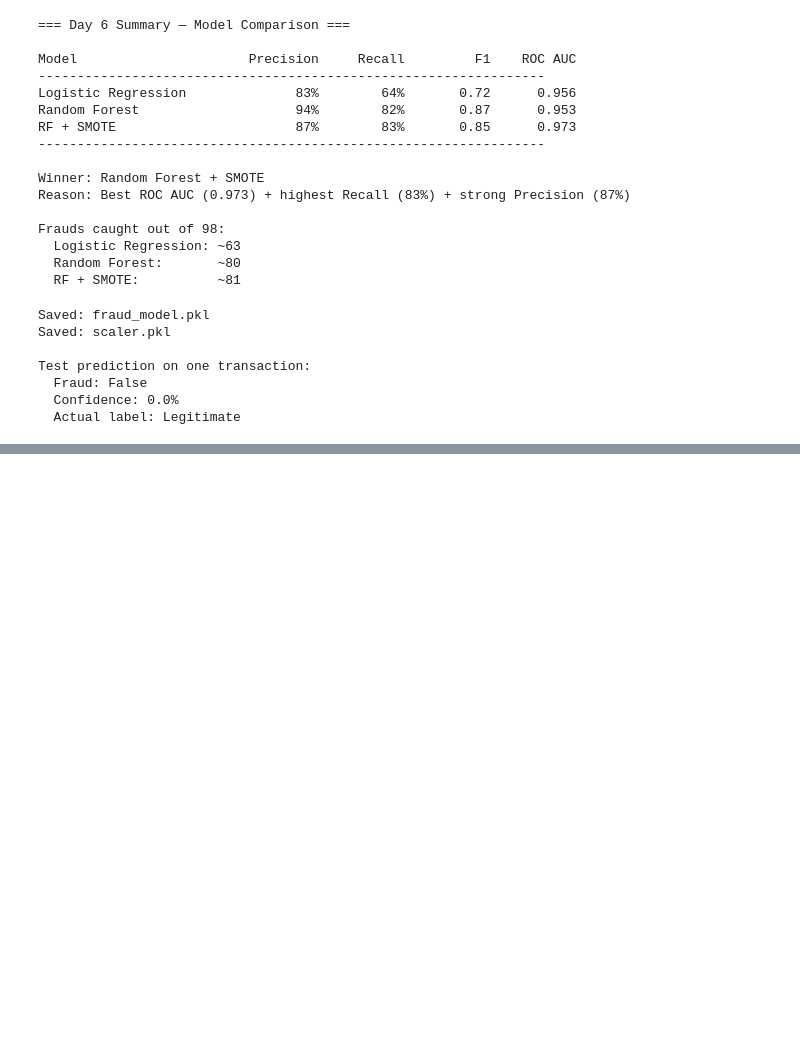
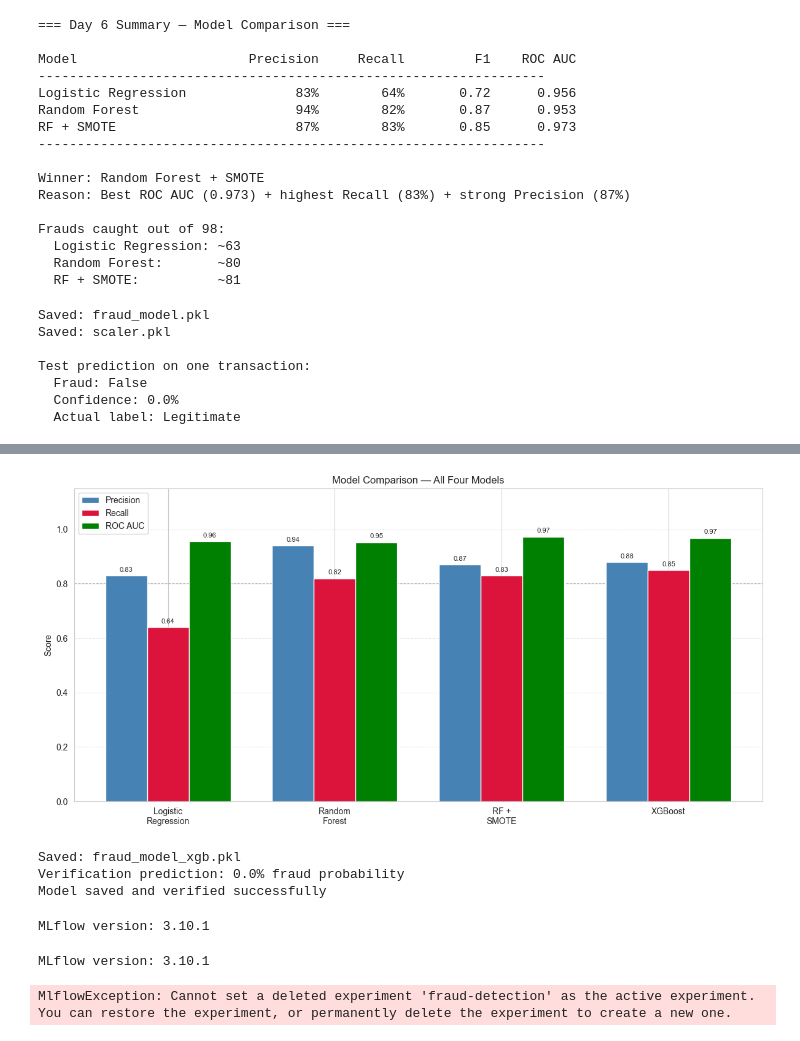
Before and after one commit to dapperwalze/fraud-detection-ml, a Jupyter notebook: fraud_detection.ipynb, the cells around one changed output, grey strips where cells are left out. Cells and saved outputs as stored; diff of their text form; code cells hidden in the pictures; blank space fills up the shorter version.

```diff
--- a/fraud_detection.ipynb
+++ b/fraud_detection.ipynb
@@ -629,0 +732,74 @@ Test prediction on one transaction:
+# %%
+fig, ax = plt.subplots(figsize=(12, 6))
+
+x = range(len(models))
+width = 0.25
+
+bars1 = ax.bar([i - width for i in x], precision_scores, width, label='Precision', color='steelblue', zorder=3)
+bars2 = ax.bar([i for i in x], recall_scores, width, label='Recall', color='crimson', zorder=3)
+bars3 = ax.bar([i + width for i in x], roc_auc_scores, width, label='ROC AUC', color='green', zorder=3)
+
+ax.set_ylabel('Score')
+ax.set_title('Model Comparison — All Four Models')
+ax.set_xticks(x)
+ax.set_xticklabels(models)
+ax.set_ylim(0, 1.15)
+ax.legend()
+ax.grid(axis='y', linestyle='--', alpha=0.4, zorder=0)
+ax.axhline(y=0.8, color='gray', linestyle='--', linewidth=0.8)
+
+for bar in bars1:
+    ax.text(bar.get_x() + bar.get_width()/2, bar.get_height() + 0.01,
+            f'{bar.get_height():.2f}', ha='center', va='bottom', fontsize=8)
+for bar in bars2:
+    ax.text(bar.get_x() + bar.get_width()/2, bar.get_height() + 0.01,
+            f'{bar.get_height():.2f}', ha='center', va='bottom', fontsize=8)
+for bar in bars3:
+    ax.text(bar.get_x() + bar.get_width()/2, bar.get_height() + 0.01,
+            f'{bar.get_height():.2f}', ha='center', va='bottom', fontsize=8)
+
+plt.tight_layout()
+plt.show()
+# %% [output]
+[figure, added]
+# %%
+import joblib
+
+#saveXGBoost as the new production Model
+joblib.dump(model_xgb, 'fraud_model_xgb.pkl')
+print("Saved: fraud_model_xgb.pkl")
+
+#Quick verification
+loaded_xgb = joblib.load('fraud_model_xgb.pkl')
+sample = X_test.iloc[0:1]
+prob = loaded_xgb.predict_proba(sample)[0][1]
+
+print(f"Verification prediction: {round(prob * 100, 4)}% fraud probability")
+print("Model saved and verified successfully")
+# %% [output]
+Saved: fraud_model_xgb.pkl
+Verification prediction: 0.0% fraud probability
+Model saved and verified successfully
+# %%
+import mlflow
+print("MLflow version:", mlflow.__version__)
+# %% [output]
+MLflow version: 3.10.1
+# %%
+import mlflow
+print("MLflow version:", mlflow.__version__)
+# %% [output]
+MLflow version: 3.10.1
+# %%
+import mlflow
+import mlflow.sklearn
+import mlflow.xgboost
+from sklearn.metrics import precision_score, recall_score, f1_score, roc_auc_score
+
+#Set the experiment name - all runs will live under this
+mlflow.set_experiment("fraud-detection")
+
+print("MLflow experiment set: fraud-detection")
+print("Tracking URI:", mlflow.get_tracking_uri())
+# %% [output]
+MlflowException: Cannot set a deleted experiment 'fraud-detection' as the active experiment. You can restore the experiment, or permanently delete the experiment to create a new one.
```
Also changed, not shown: parts of 9 cells of this notebook, 2 other files.
